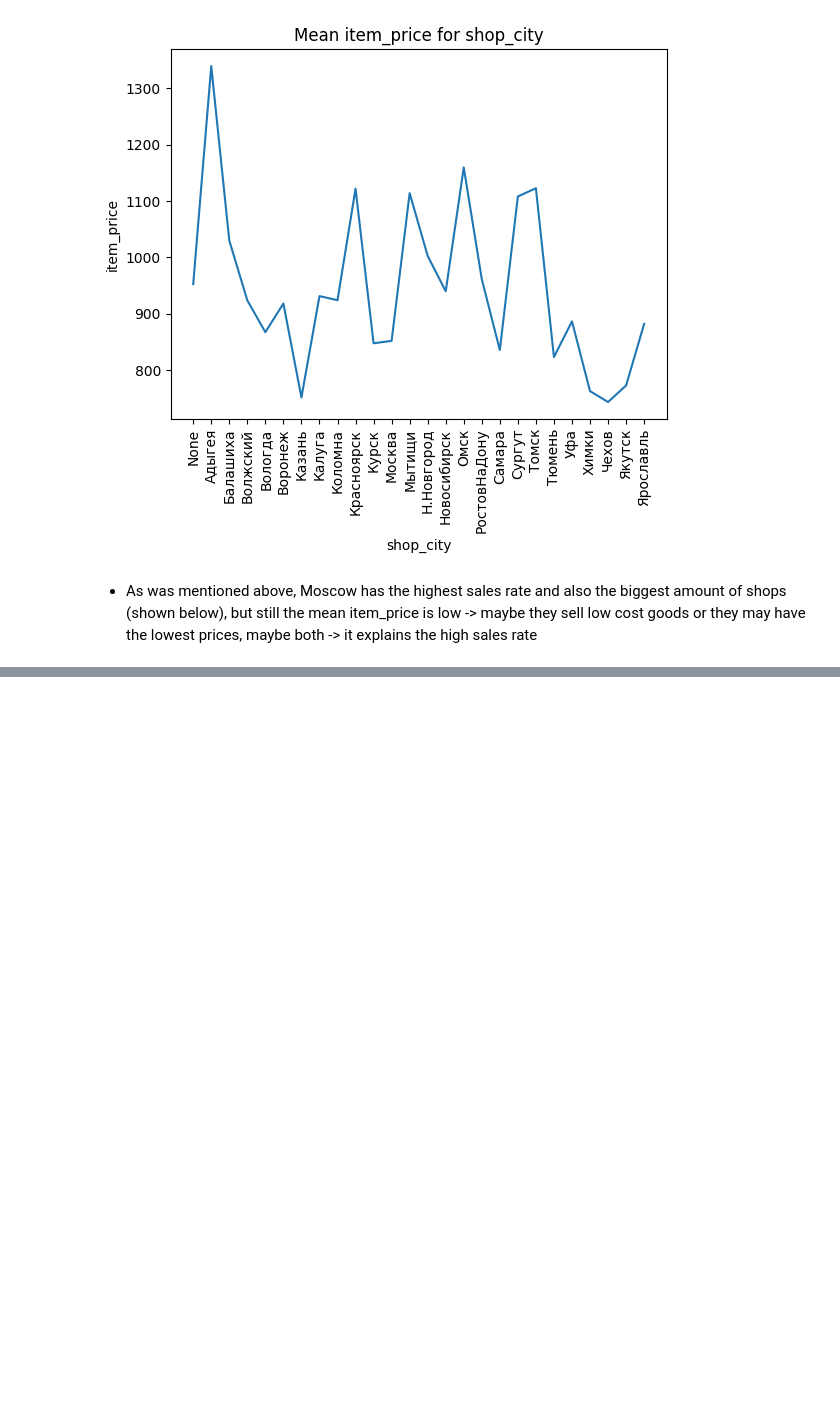
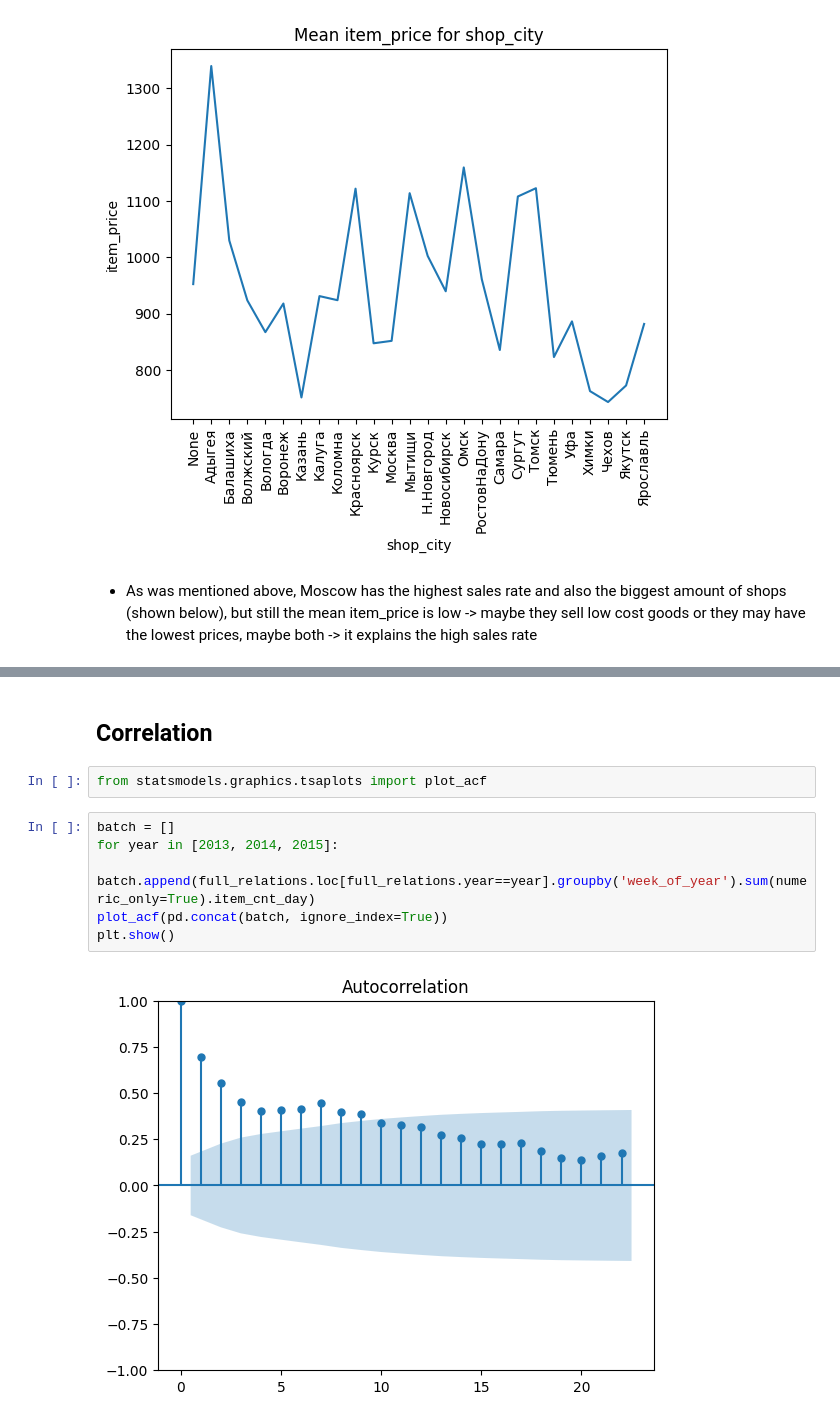
Before and after one commit to Aleksandra-Barysheva/ds_practice, a Jupyter notebook: notebooks/EDA.ipynb, the cells around one changed output, grey strips where cells are left out. Saved outputs shown, nothing was run; the diff lists cells and outputs as text; blank space fills up the shorter version.

```diff
--- a/notebooks/EDA.ipynb
+++ b/notebooks/EDA.ipynb
@@ -344,3 +292,15 @@ shops_per_city
 |  | 57 | 15.124104 | 11142.036586 | 775.529277 | 1.130401 | 40.656795 | 2013.794581 | 6.589136 | ... |
 |  | 58 | 15.726930 | 10958.420016 | 816.852720 | 1.106434 | 39.448393 | 2013.836500 | 6.688933 | ... |
 | Ярославль | 59 | 14.296678 | 9819.388698 | 881.771917 | 1.101715 | 38.583829 | 2013.751582 | 6.277696 | ... |
+# %% [markdown]
+## Correlation
+# %%
+from statsmodels.graphics.tsaplots import plot_acf
+# %%
+batch = []
+for year in [2013, 2014, 2015]:
+    batch.append(full_relations.loc[full_relations.year==year].groupby('week_of_year').sum(numeric_only=True).item_cnt_day)
+plot_acf(pd.concat(batch, ignore_index=True))
+plt.show()
+# %% [output]
+[figure, added]
```
Also changed, not shown: parts of 14 cells of this notebook.
